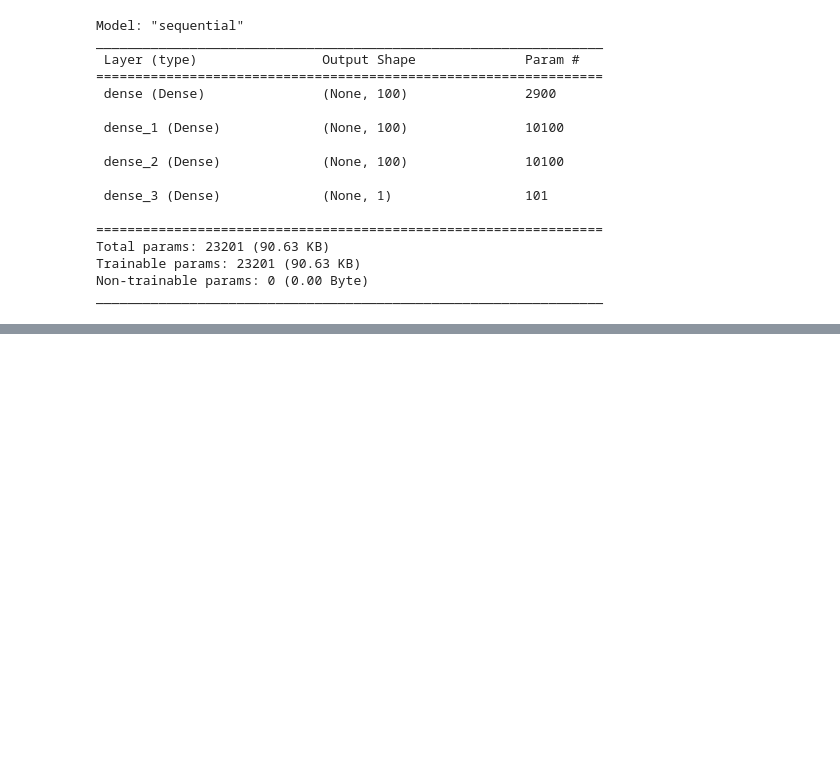
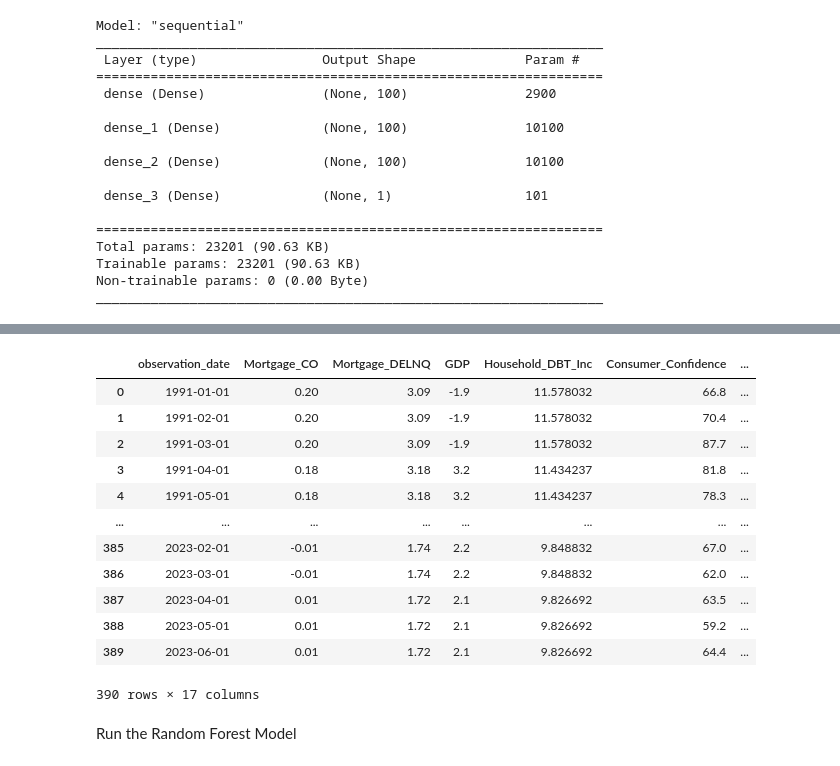
Before and after one commit to RyakDL/Project-Loan-Charge-Offs, a Jupyter notebook: RandomForests_final_v2.ipynb, the cells around one changed output, grey strips where cells are left out. Saved outputs shown, nothing was run; the diff lists cells and outputs as text; code cells hidden in the pictures; blank space fills up the shorter version.

```diff
--- a/RandomForests_final_v2.ipynb
+++ b/RandomForests_final_v2.ipynb
@@ -257,0 +260,4 @@ Loss: -58760572.0, Accuracy: 0.2551020383834839
+# %%
+# Inspect data types
+mort_bin_df = mort_df.copy()
+mort_bin_df.dtypes
@@ -257,0 +275,26 @@ Loss: -58760572.0, Accuracy: 0.2551020383834839
+# %%
+# Binning process
+# Binning the data for classification Question: should we be using pd cut to get more bins?
+mort_bin_df["Mortgage_CO_BIN"] = pd.qcut(mort_df['Mortgage_CO'],4, labels= [1, 2, 3, 4])
+mort_bin_df["Mortage_DELNQ_BIN"] = pd.qcut(mort_df['Mortgage_DELNQ'],4, labels= ['low', 'medium-low', 'medium-high', 'high'])
+mort_bin_df["GDP_BIN"] = pd.qcut(mort_df['GDP'],4, labels= ['low', 'medium-low', 'medium-high', 'high'])
+mort_bin_df["Household_DBT_Inc_BIN"] = pd.qcut(mort_df['Household_DBT_Inc'],4, labels= ['low', 'medium-low', 'medium-high', 'high'])
+mort_bin_df["Consumer_Confidence_BIN"] = pd.qcut(mort_df['Consumer_Confidence'],4, labels= ['low', 'medium-low', 'medium-high', 'high'])
+mort_bin_df["FEDFUNDS_BIN"] = pd.qcut(mort_df['FEDFUNDS'],4, labels= ['low', 'medium-low', 'medium-high', 'high'])
+mort_bin_df["SAVINGS_RATE_MO_BIN"] = pd.qcut(mort_df['SAVINGS_RATE_MO'],4, labels= ['low', 'medium-low', 'medium-high', 'high'])
+mort_bin_df["UNRATE_BIN"] = pd.qcut(mort_df['UNRATE'],4, labels= ['low', 'medium-low', 'medium-high', 'high'])
+mort_bin_df
+# %% [output]
+|  | observation_date | Mortgage_CO | Mortgage_DELNQ | GDP | Household_DBT_Inc | Consumer_Confidence | ... |
+| 0 | 1991-01-01 | 0.20 | 3.09 | -1.9 | 11.578032 | 66.8 | ... |
+| 1 | 1991-02-01 | 0.20 | 3.09 | -1.9 | 11.578032 | 70.4 | ... |
+| 2 | 1991-03-01 | 0.20 | 3.09 | -1.9 | 11.578032 | 87.7 | ... |
+| 3 | 1991-04-01 | 0.18 | 3.18 | 3.2 | 11.434237 | 81.8 | ... |
+| 4 | 1991-05-01 | 0.18 | 3.18 | 3.2 | 11.434237 | 78.3 | ... |
+| ... | ... | ... | ... | ... | ... | ... | ... |
+| 385 | 2023-02-01 | -0.01 | 1.74 | 2.2 | 9.848832 | 67.0 | ... |
+| 386 | 2023-03-01 | -0.01 | 1.74 | 2.2 | 9.848832 | 62.0 | ... |
+| 387 | 2023-04-01 | 0.01 | 1.72 | 2.1 | 9.826692 | 63.5 | ... |
+| 388 | 2023-05-01 | 0.01 | 1.72 | 2.1 | 9.826692 | 59.2 | ... |
+| 389 | 2023-06-01 | 0.01 | 1.72 | 2.1 | 9.826692 | 64.4 | ... |
+390 rows × 17 columns
@@ -257,0 +308,2 @@ Loss: -58760572.0, Accuracy: 0.2551020383834839
+# %% [markdown]
+Run the Random Forest Model
```
Also changed, not shown: parts of 44 cells of this notebook.
